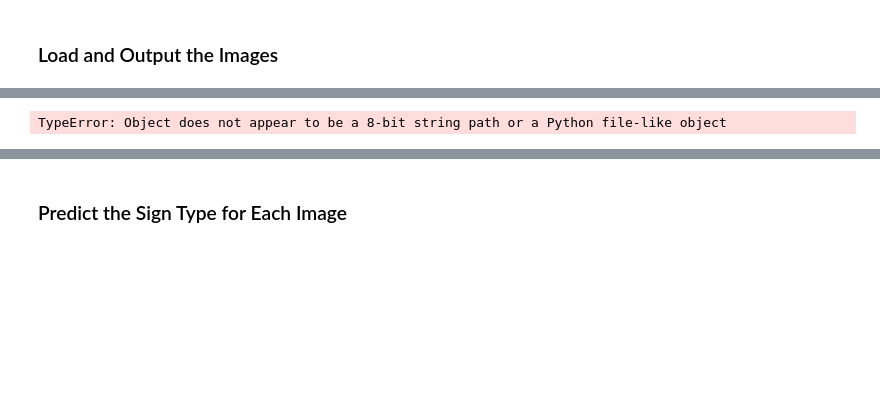
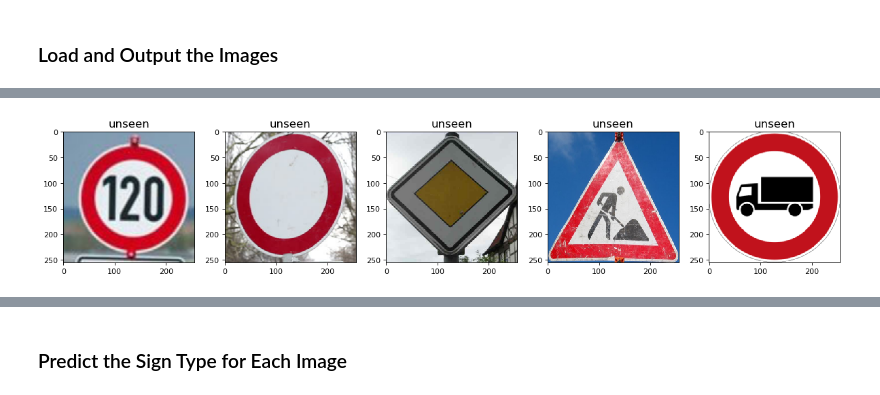
Before and after one commit to regundoo/CarND-Traffic-Sign-Classifier-Project, a Jupyter notebook: Traffic_Sign_Classifier.ipynb, the cells around one changed output, grey strips where cells are left out. Drawn from its saved outputs; the diff is of its cells as text; code cells hidden in the pictures; blank space fills up the shorter version.

```diff
--- a/Traffic_Sign_Classifier.ipynb
+++ b/Traffic_Sign_Classifier.ipynb
@@ -318,7 +318,7 @@ def get_rgb(img):
     return newimg
 
 def improve_image(img):
-    newimg = cv2.equalizeHist(img)
+    newimg = cv2.equalizeHist(newimg)
     return newimg
 
 
@@ -987,29 +992,29 @@ FileNotFoundError: [WinError 3] Das System kann den angegebenen Pfad nicht finde
 # %%
 ### Load the images and plot them here.
 ### Feel free to use as many code cells as needed.
 
 def show_stuff(myimgs, n, captions=None):
     figure, axis = plt.subplots(1, n, figsize=(15, 5), dpi=80)
     if captions == None:
         captions = ['unseen']*n
     for i in range(n):
         axis[i].imshow(myimgs[i], cmap=None)
         axis[i].set_title(captions[i], fontsize=15)
     figure.tight_layout()
 
 
 import glob
 import matplotlib.image as mpimg
-unseen_image_files = X_test[1]
+unseen_image_files = glob.glob('./images/*png')
 raw_unseen = []
 
 num_unseen_files = len(unseen_image_files)
 for i in range(num_unseen_files):
     u_image = mpimg.imread(unseen_image_files[i])
     u_image = cv2.resize(u_image, (256,256)) ## resize it to 32x32 straight away
     raw_unseen.append(u_image)
 
 show_stuff(raw_unseen, len(raw_unseen))
 # %% [output]
-TypeError: Object does not appear to be a 8-bit string path or a Python file-like object
+[figure, added]
 # %%
```
Also changed, not shown: parts of 13 cells of this notebook.
